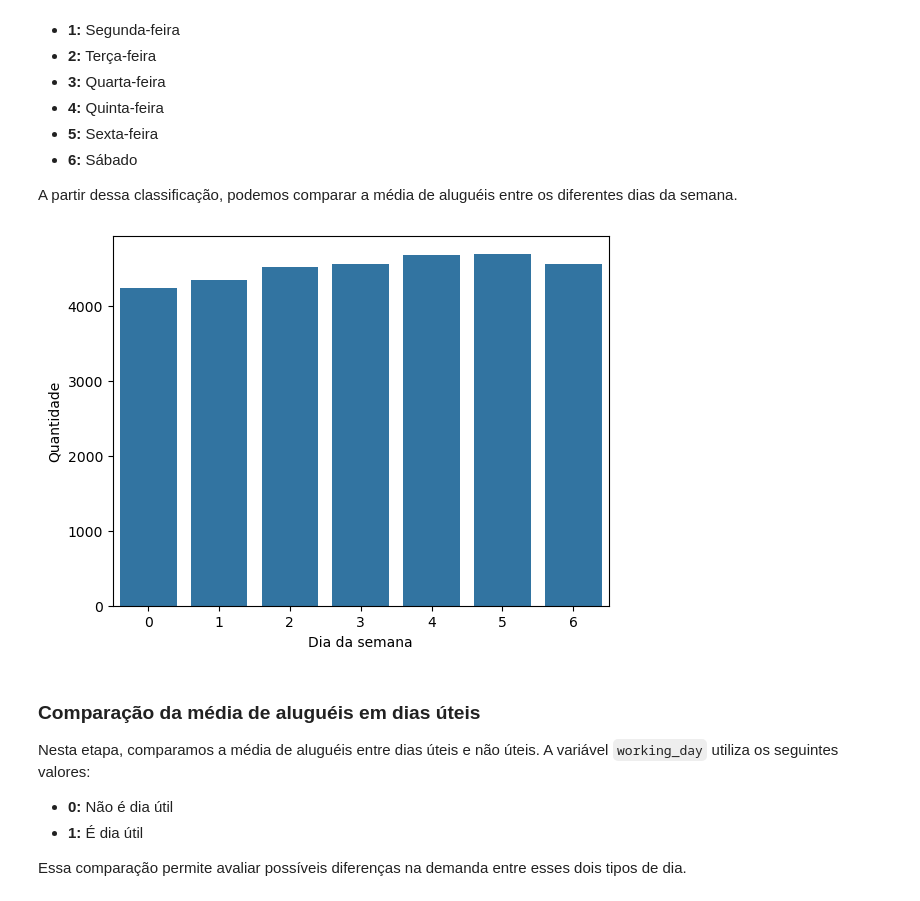
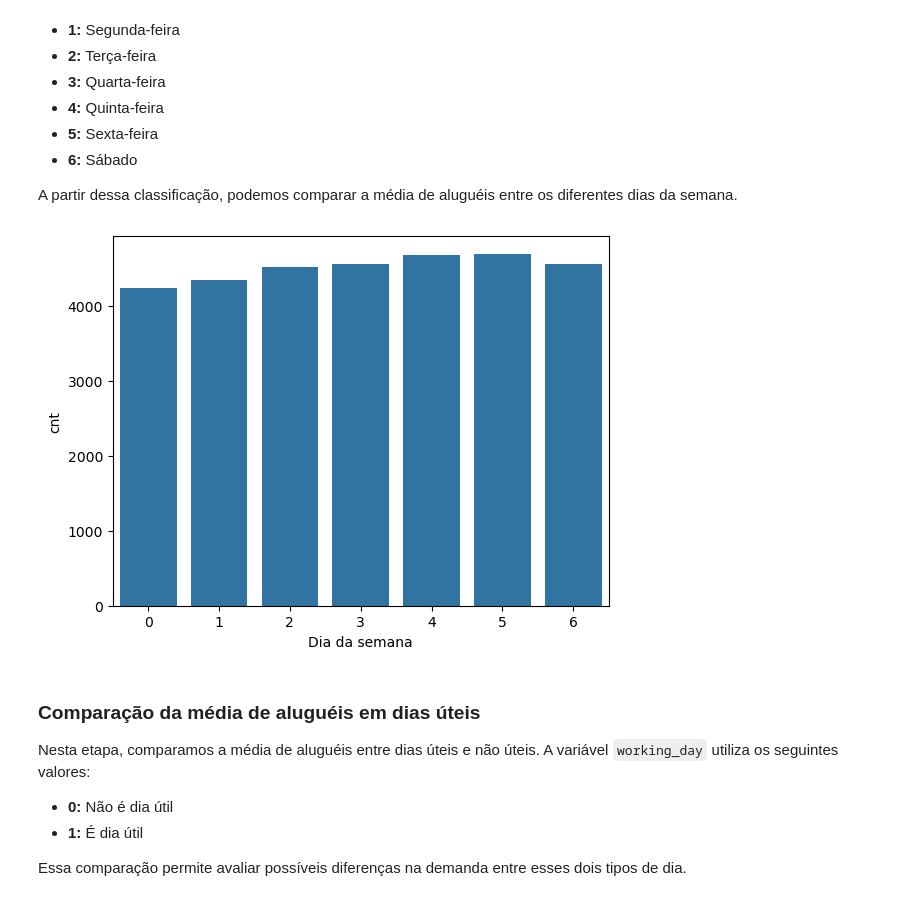
Before and after one commit to igao01/ds_bike_sharing, a Jupyter notebook: notebooks/02_EDA_bike_sharing.ipynb, the cells around one changed output. Drawn from its saved outputs; the diff is of its cells as text; code cells hidden in the pictures.

```diff
--- a/notebooks/02_EDA_bike_sharing.ipynb
+++ b/notebooks/02_EDA_bike_sharing.ipynb
@@ -105,16 +104,15 @@ A partir dessa classificação, podemos comparar a média de aluguéis entre os
 # %%
 df_week_mean = agg_daily_mean('weekday')
 
 sns.barplot(data=df_week_mean,x='weekday', y=TARGET_COLUMN)
 
 # Define os rótulos dos eixos
 plt.xlabel('Dia da semana')
-plt.ylabel('Quantidade')
 
 # Exibe o gráfico
 plt.show()
 # %% [output]
-[figure, old version]
+[figure, new version]
 # %% [markdown]
 ### Comparação da média de aluguéis em dias úteis
 
```
Also changed, not shown: parts of 16 cells of this notebook.
